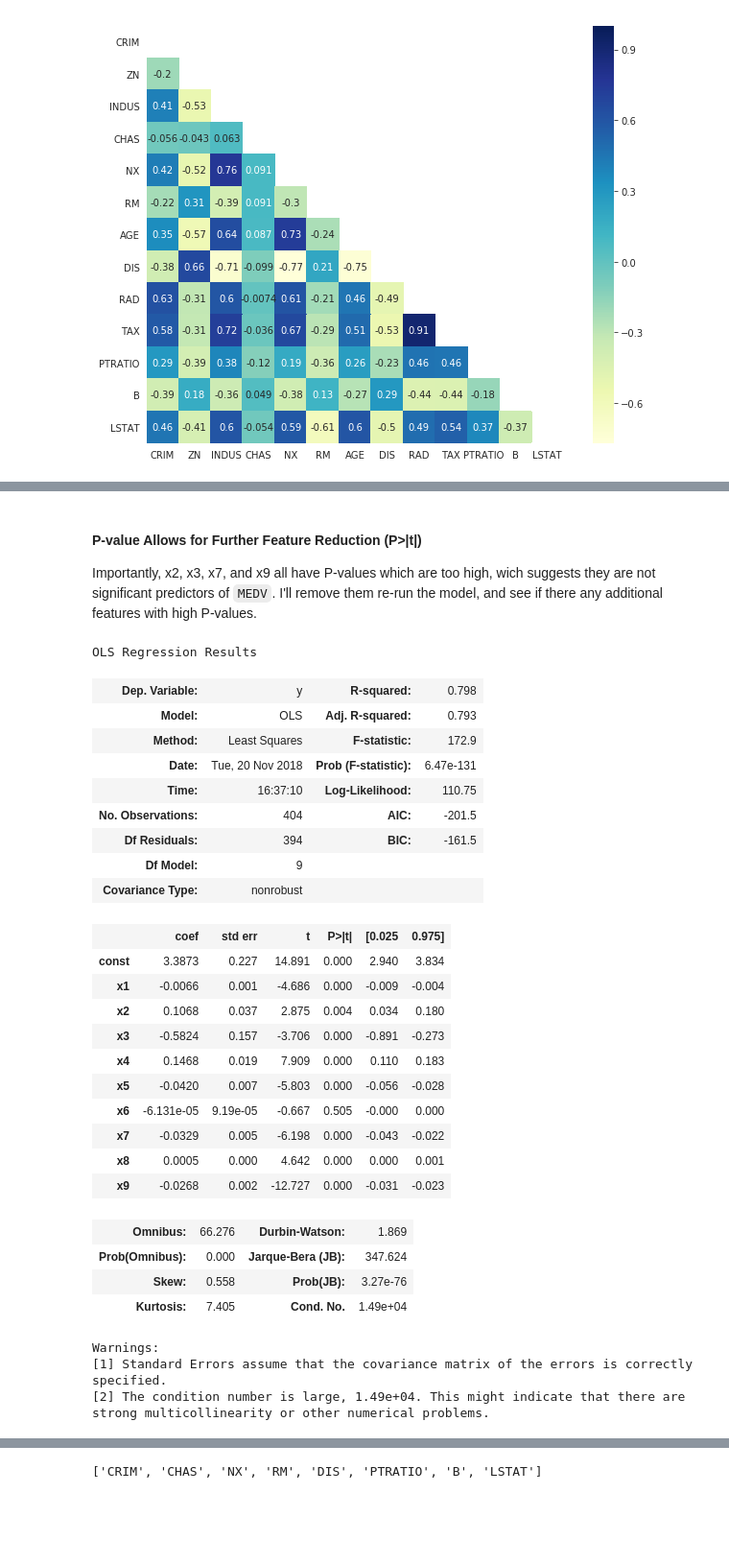
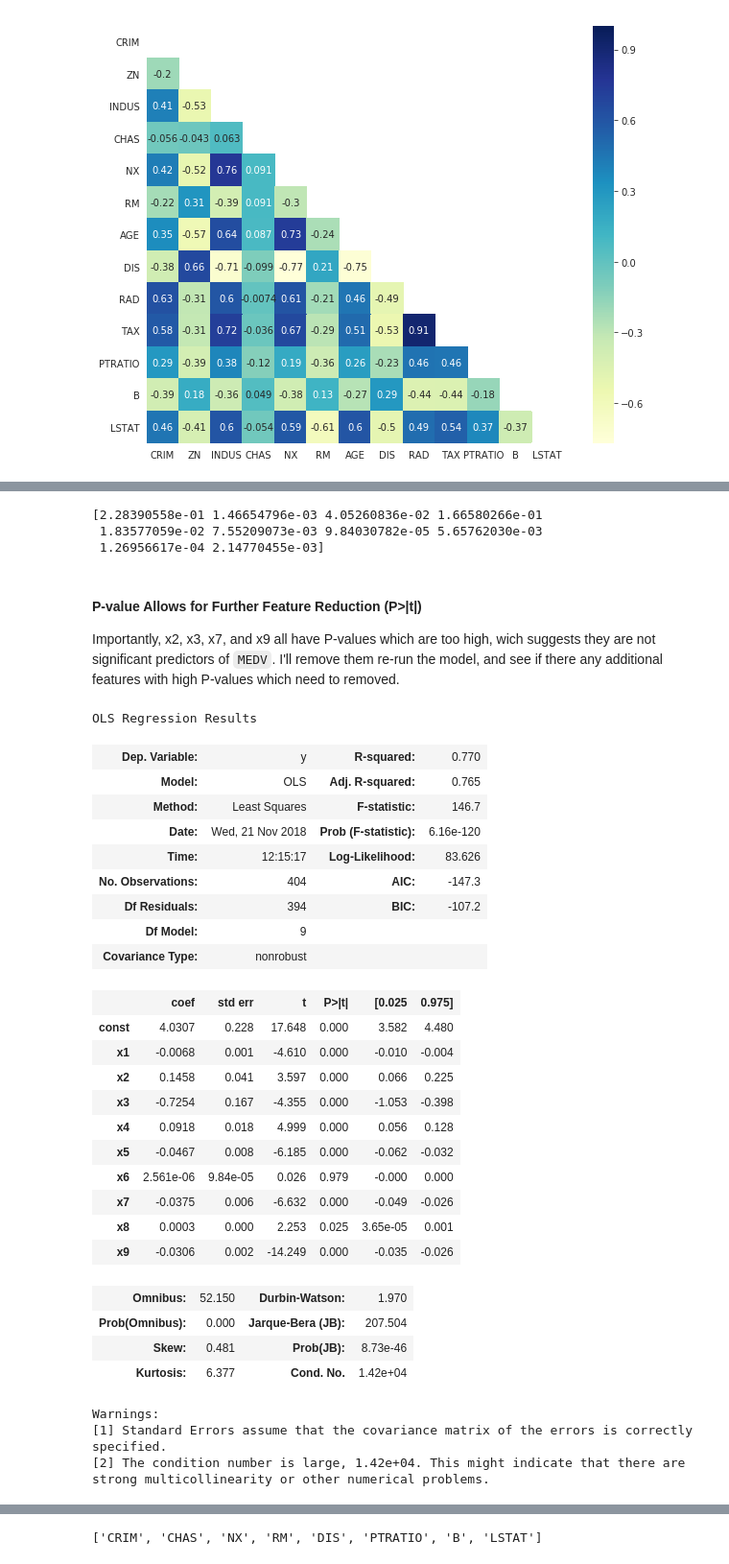
Before and after one commit to brukeg/notebooks, a Jupyter notebook: in-progress/supervised-learning-predicting-home-prices-boston.ipynb, the cells around one changed output, grey strips where cells are left out. Shown at 96% size. Drawn from its saved outputs; the diff is of its cells as text; code cells hidden in the pictures; blank space fills up the shorter version.

Commit message:
additional analysis.

```diff
--- a/in-progress/supervised-learning-predicting-home-prices-boston.ipynb
+++ b/in-progress/supervised-learning-predicting-home-prices-boston.ipynb
@@ -170,5 +174,5 @@ What stands out like like sore thumb here his the high corrleation between `TAX`
 # %%
 # Remove RAD
-reduced_features = [f for f in features if f != 'RAD']
+reduced_features = [r for r in features if r != 'RAD']
 # %% [markdown]
 #### Ordinary Least Square
@@ -230,46 +234,53 @@ Warnings:
 strong multicollinearity or other numerical problems.
+# %%
+# Standard Errors?
+print fit.bse
+# %% [output]
+[2.28390558e-01 1.46654796e-03 4.05260836e-02 1.66580266e-01
+ 1.83577059e-02 7.55209073e-03 9.84030782e-05 5.65762030e-03
+ 1.26956617e-04 2.14770455e-03]
 # %% [markdown]
 #### P-value Allows for Further Feature Reduction (P>|t|)
-Importantly, x2, x3, x7, and x9 all have P-values which are too high, wich suggests they are not significant predictors of `MEDV`. I'll remove them re-run the model, and see if there any additional features with high P-values.
+Importantly, x2, x3, x7, and x9 all have P-values which are too high, wich suggests they are not significant predictors of `MEDV`. I'll remove them re-run the model, and see if there any additional features with high P-values which need to removed.
 # %%
-# Remove x2, x3, x7, and x9
-reduced_features = [f for f in features if f not in ['ZN', 'INDUS', 'AGE', 'INDUS', 'RAD']]
+# Remove x2, x3, x7, and x9 using a list comprehension
+reduced_features = [r for r in features if r not in ['ZN', 'INDUS', 'AGE', 'INDUS', 'RAD']]
 
 # Do it all over again
 y = np.log(df['MEDV'].values)
 X = df[reduced_features].values
 X_train, X_test, y_train, y_test = train_test_split(X, y, test_size=0.2)
 X_trainc = sm.add_constant(X_train)
 reg = sm.OLS(y_train, X_trainc)
 fit = reg.fit()
 fit.summary()
 # %% [output]
 OLS Regression Results
-| Dep. Variable: | y | R-squared: | 0.798 |
-| Model: | OLS | Adj. R-squared: | 0.793 |
-| Method: | Least Squares | F-statistic: | 172.9 |
-| Date: | Tue, 20 Nov 2018 | Prob (F-statistic): | 6.47e-131 |
-| Time: | 16:37:10 | Log-Likelihood: | 110.75 |
-| No. Observations: | 404 | AIC: | -201.5 |
-| Df Residuals: | 394 | BIC: | -161.5 |
+| Dep. Variable: | y | R-squared: | 0.770 |
+| Model: | OLS | Adj. R-squared: | 0.765 |
+| Method: | Least Squares | F-statistic: | 146.7 |
+| Date: | Wed, 21 Nov 2018 | Prob (F-statistic): | 6.16e-120 |
+| Time: | 12:15:17 | Log-Likelihood: | 83.626 |
+| No. Observations: | 404 | AIC: | -147.3 |
+| Df Residuals: | 394 | BIC: | -107.2 |
 | Df Model: | 9 |  |  |
 | Covariance Type: | nonrobust |  |  |
 |  | coef | std err | t | P>|t| | [0.025 | 0.975] |
-| const | 3.3873 | 0.227 | 14.891 | 0.000 | 2.940 | 3.834 |
-| x1 | -0.0066 | 0.001 | -4.686 | 0.000 | -0.009 | -0.004 |
-| x2 | 0.1068 | 0.037 | 2.875 | 0.004 | 0.034 | 0.180 |
-| x3 | -0.5824 | 0.157 | -3.706 | 0.000 | -0.891 | -0.273 |
-| x4 | 0.1468 | 0.019 | 7.909 | 0.000 | 0.110 | 0.183 |
-| x5 | -0.0420 | 0.007 | -5.803 | 0.000 | -0.056 | -0.028 |
-| x6 | -6.131e-05 | 9.19e-05 | -0.667 | 0.505 | -0.000 | 0.000 |
-| x7 | -0.0329 | 0.005 | -6.198 | 0.000 | -0.043 | -0.022 |
-| x8 | 0.0005 | 0.000 | 4.642 | 0.000 | 0.000 | 0.001 |
-| x9 | -0.0268 | 0.002 | -12.727 | 0.000 | -0.031 | -0.023 |
+| const | 4.0307 | 0.228 | 17.648 | 0.000 | 3.582 | 4.480 |
+| x1 | -0.0068 | 0.001 | -4.610 | 0.000 | -0.010 | -0.004 |
+| x2 | 0.1458 | 0.041 | 3.597 | 0.000 | 0.066 | 0.225 |
+| x3 | -0.7254 | 0.167 | -4.355 | 0.000 | -1.053 | -0.398 |
+| x4 | 0.0918 | 0.018 | 4.999 | 0.000 | 0.056 | 0.128 |
+| x5 | -0.0467 | 0.008 | -6.185 | 0.000 | -0.062 | -0.032 |
+| x6 | 2.561e-06 | 9.84e-05 | 0.026 | 0.979 | -0.000 | 0.000 |
+| x7 | -0.0375 | 0.006 | -6.632 | 0.000 | -0.049 | -0.026 |
+| x8 | 0.0003 | 0.000 | 2.253 | 0.025 | 3.65e-05 | 0.001 |
+| x9 | -0.0306 | 0.002 | -14.249 | 0.000 | -0.035 | -0.026 |
-| Omnibus: | 66.276 | Durbin-Watson: | 1.869 |
-| Prob(Omnibus): | 0.000 | Jarque-Bera (JB): | 347.624 |
-| Skew: | 0.558 | Prob(JB): | 3.27e-76 |
-| Kurtosis: | 7.405 | Cond. No. | 1.49e+04 |
+| Omnibus: | 52.150 | Durbin-Watson: | 1.970 |
+| Prob(Omnibus): | 0.000 | Jarque-Bera (JB): | 207.504 |
+| Skew: | 0.481 | Prob(JB): | 8.73e-46 |
+| Kurtosis: | 6.377 | Cond. No. | 1.42e+04 |
 Warnings:
 [1] Standard Errors assume that the covariance matrix of the errors is correctly specified.
-[2] The condition number is large, 1.49e+04. This might indicate that there are
+[2] The condition number is large, 1.42e+04. This might indicate that there are
 strong multicollinearity or other numerical problems.
```
Also changed, not shown: parts of 27 cells of this notebook.
